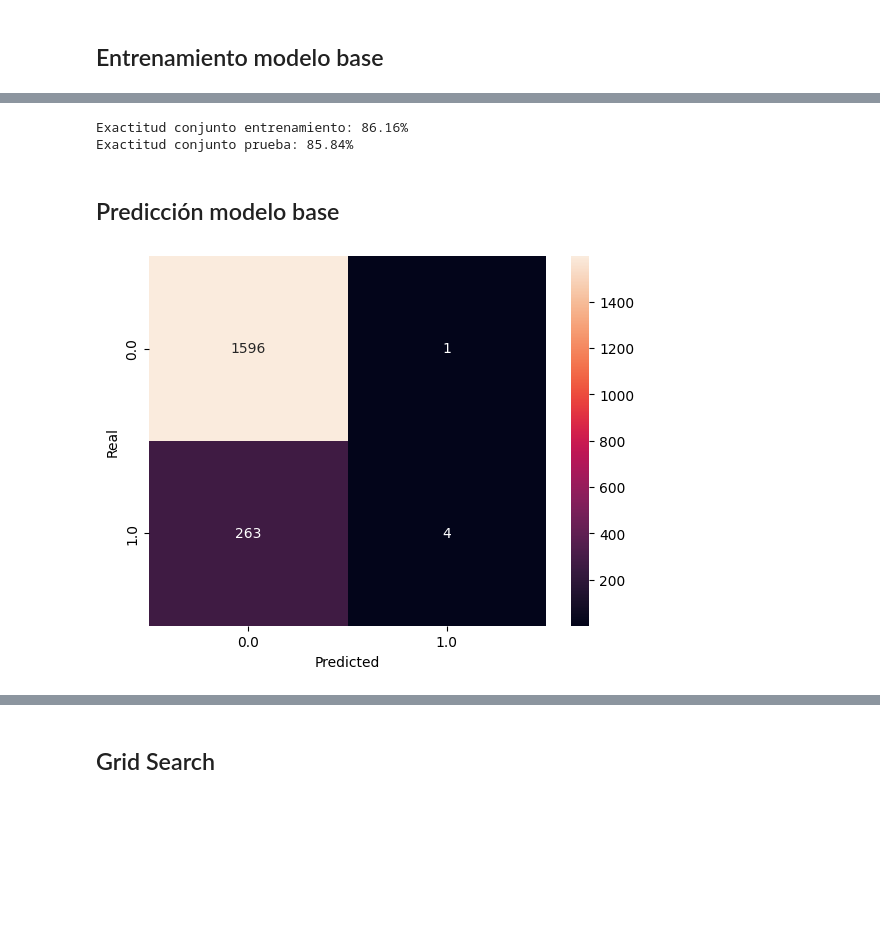
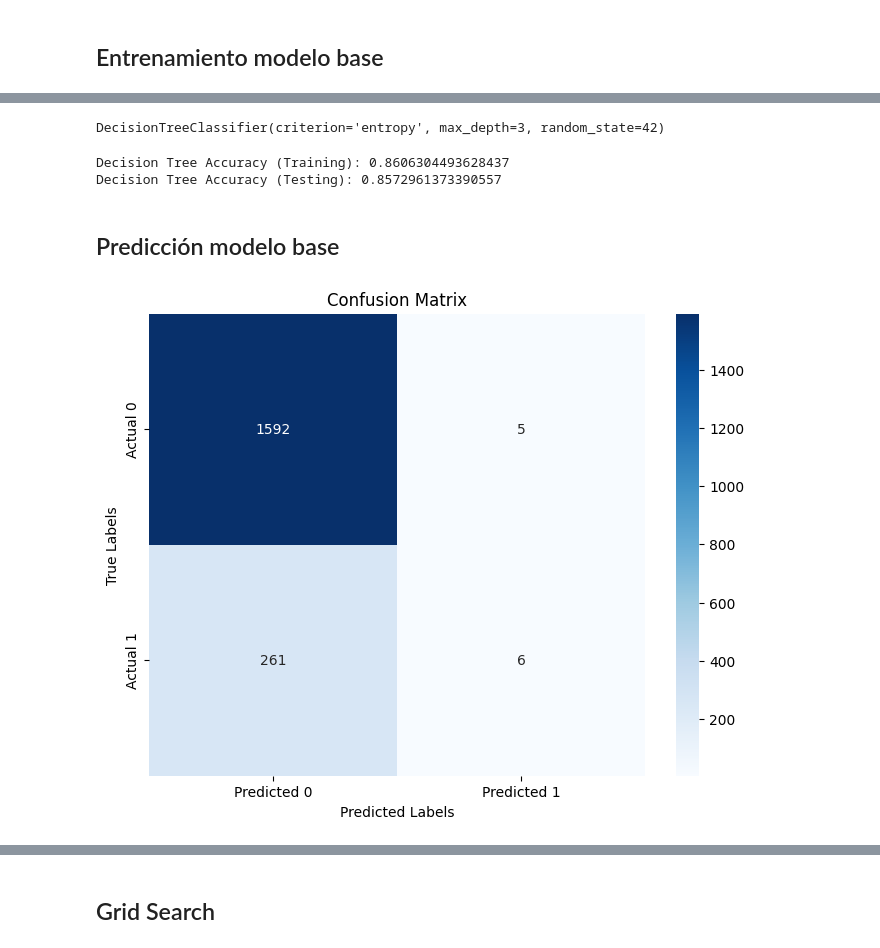
Before and after one commit to VictorRegueira/VARR_Bourbaki, a Jupyter notebook: WorkingAnalyst/Mod1/VARR_WorkingAnalyst_Mod1_Clasificacion.ipynb, the cells around one changed output, grey strips where cells are left out. Saved outputs shown, nothing was run; the diff lists cells and outputs as text; code cells hidden in the pictures; blank space fills up the shorter version.

```diff
--- a/WorkingAnalyst/Mod1/VARR_WorkingAnalyst_Mod1_Clasificacion.ipynb
+++ b/WorkingAnalyst/Mod1/VARR_WorkingAnalyst_Mod1_Clasificacion.ipynb
@@ -29,6 +30,24 @@ def describe_datos(df):
     descripcion = pd.concat([df.dtypes, df.isna().sum(),df.nunique(),unicos], axis=1)
     descripcion.columns = ['dtypes', 'null','nunique','unique' ]
     return(descripcion)
+# %%
+def plot_confusion_matrix(y_true, y_pred):
+    """
+    Plots a confusion matrix.
+
+    Args:
+        y_true: True labels.
+        y_pred: Predicted labels.
+    """
+    cm = confusion_matrix(y_true, y_pred)
+    plt.figure(figsize=(8, 6))
+    sns.heatmap(cm, annot=True, fmt="d", cmap="Blues",
+                xticklabels=['Predicted 0', 'Predicted 1'],
+                yticklabels=['Actual 0', 'Actual 1'])
+    plt.xlabel("Predicted Labels")
+    plt.ylabel("True Labels")
+    plt.title("Confusion Matrix")
+    plt.show()
 # %% [markdown]
 ## Cargando archivo raw
 # %%
@@ -327,10 +376,14 @@ Iterations:  15
-# %%
-print("Exactitud conjunto entrenamiento: %.2f%%" % (model.score(X_train,
-                                                                 y_train)*100.0))
-print("Exactitud conjunto prueba: %.2f%%" % (model.score(X_test,
-                                                          y_test)*100.0))
-# %% [output]
-Exactitud conjunto entrenamiento: 86.16%
-Exactitud conjunto prueba: 85.84%
+# %%
+model = DecisionTreeClassifier(random_state=42, max_depth=3, criterion='entropy')
+model.fit(X_train, y_train)
+# %% [output]
+DecisionTreeClassifier(criterion='entropy', max_depth=3, random_state=42)
+# %%
+# Evaluate the model
+print("Decision Tree Accuracy (Training):", model.score(X_train, y_train))
+print("Decision Tree Accuracy (Testing):", model.score(X_test, y_test))
+# %% [output]
+Decision Tree Accuracy (Training): 0.8606304493628437
+Decision Tree Accuracy (Testing): 0.8572961373390557
 # %% [markdown]
 ## Predicción modelo base
@@ -337,2 +394,4 @@ Exactitud conjunto prueba: 85.84%
 # %%
-y_predict = model.predict(X_test)
+plot_confusion_matrix(y_test, model.predict(X_test))
+# %% [output]
+[figure, added]
@@ -344,12 +397,0 @@ df = pd.DataFrame(data)
-# %%
-# Matriz de confusión
-
-confusion_matrix = pd.crosstab(df['Y_Real'],
-                               df['Y_Prediccion'],
-                               rownames=['Real'],
-                               colnames=['Predicted'])
-confusion_matrix
-sns.heatmap(confusion_matrix, annot=True, fmt='g')
-plt.show()
-# %% [output]
-[figure, removed]
```
Also changed, not shown: parts of 37 cells of this notebook.
